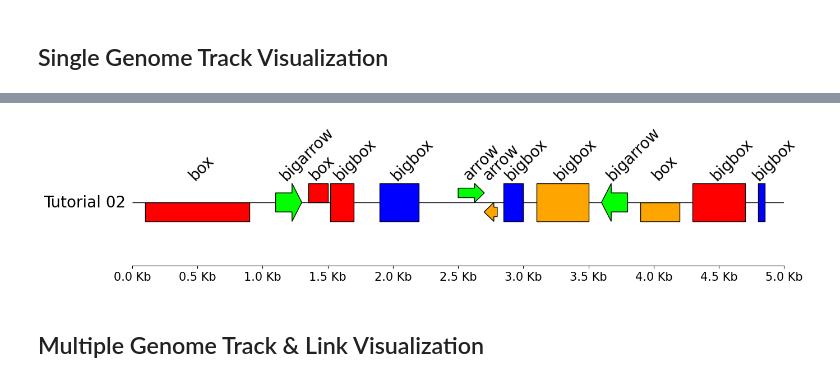
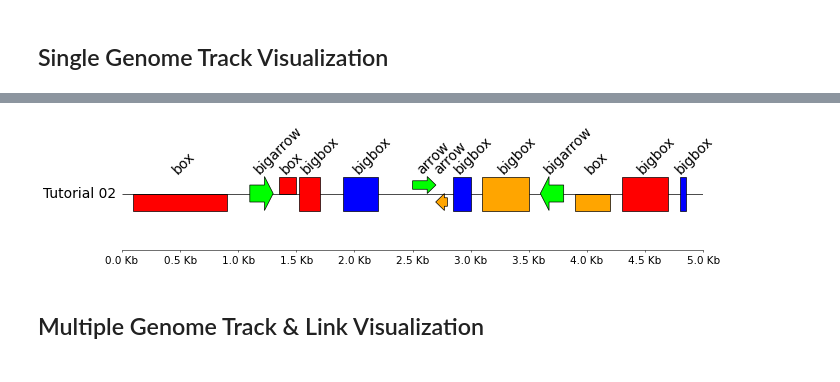
Before and after one commit to moshi4/pyGenomeViz, a Jupyter notebook: notebooks/01_pygenomeviz_basic_usage.ipynb, the cells around one changed output, grey strips where cells are left out. Cells and saved outputs as stored; diff of their text form; code cells hidden in the pictures.

```diff
--- a/notebooks/01_pygenomeviz_basic_usage.ipynb
+++ b/notebooks/01_pygenomeviz_basic_usage.ipynb
@@ -28,35 +28,35 @@ import random
 
 random.seed(0)
 
 name, genome_size = "Tutorial 02", 5000
 cds_list = ((100, 900, -1), (1100, 1300, 1), (1350, 1500, 1), (1520, 1700, 1), (1900, 2200, -1), (2500, 2700, 1), (2700, 2800, -1), (2850, 3000, -1), (3100, 3500, 1), (3600, 3800, -1), (3900, 4200, -1), (4300, 4700, -1), (4800, 4850, 1))
 
 gv = GenomeViz(tick_style="axis")
 track = gv.add_feature_track(name, genome_size)
 
 plotstyles = ("bigarrow", "arrow", "bigbox", "box")
 colors = ("orange", "blue", "lime", "red")
 for idx, cds in enumerate(cds_list, 1):
     start, end, strand = cds
     # Random choice 'plotstyle' & 'color'
     plotstyle, color = random.choice(plotstyles), random.choice(colors)
     # User can setting various parameters of features to be plotted
     track.add_feature(
         start,
         end,
         strand,
         label=plotstyle,
         labelsize=20,
         facecolor=color,
         plotstyle=plotstyle,
         labelvpos="top",
         labelrotation=45,
         linewidth=1,
     )
 
-fig = gv.plotfig(dpi=100)
+fig = gv.plotfig(dpi=50)
 # %% [output]
-[figure, old version]
+[figure, new version]
 # %% [markdown]
 ## Multiple Genome Track & Link Visualization
 # %%
```
Also changed, not shown: parts of 3 cells of this notebook, 1 other file.
